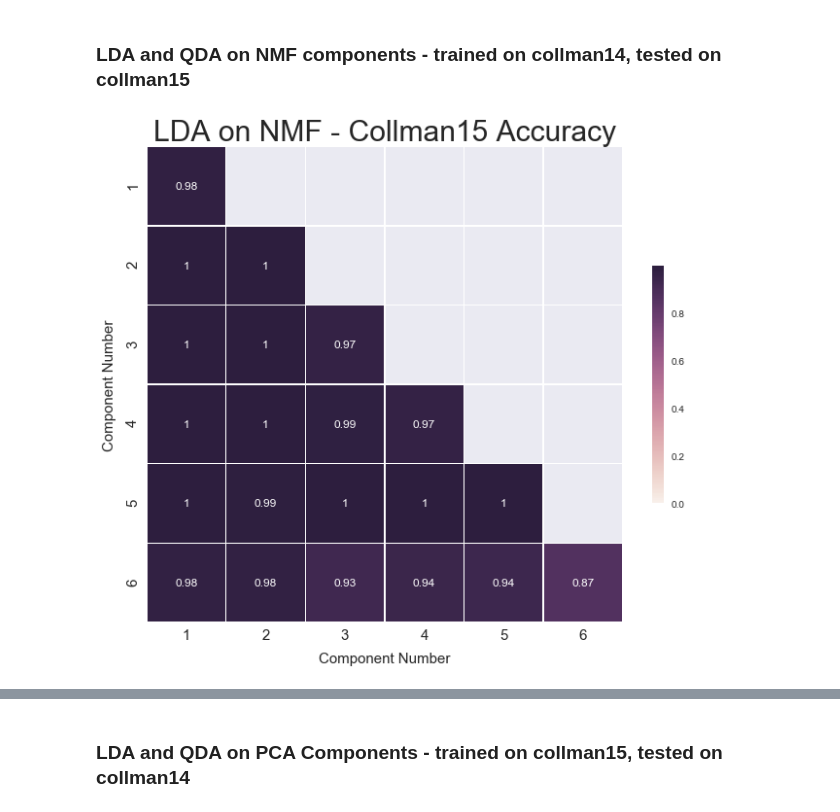
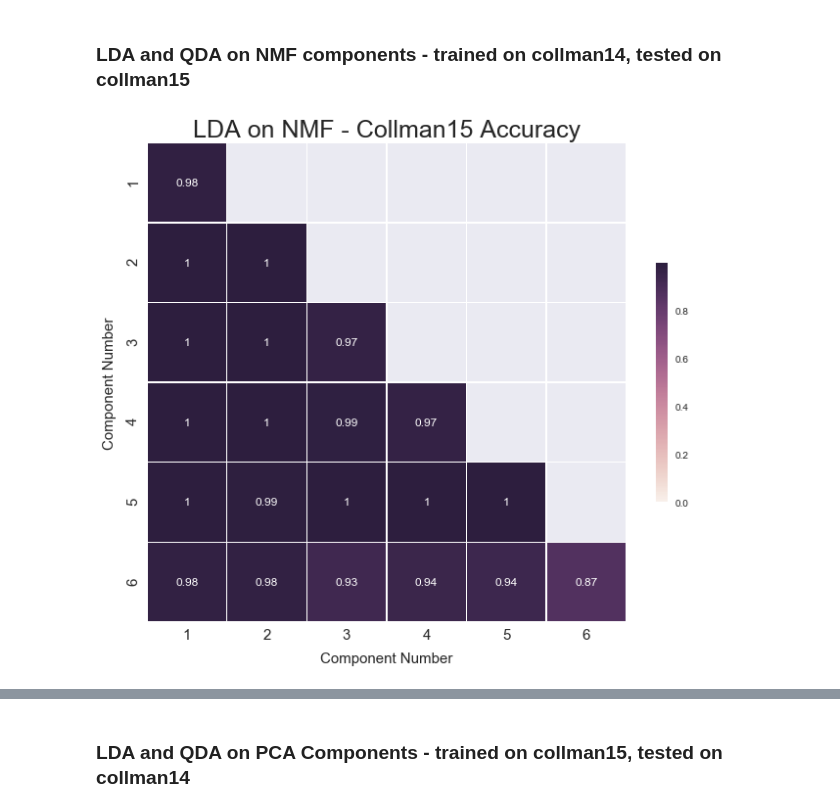
Before and after one commit to zainebrahim/nomads, a Jupyter notebook: source/j1c/exploratory_data_analysis/pca_nmf_classification.ipynb, the cells around one changed output, grey strips where cells are left out. Cells and saved outputs as stored; diff of their text form; code cells hidden in the pictures.

Commit message:
change title font size

```diff
--- a/source/j1c/exploratory_data_analysis/pca_nmf_classification.ipynb
+++ b/source/j1c/exploratory_data_analysis/pca_nmf_classification.ipynb
@@ -373,20 +373,20 @@ lda_out_sample_score_df = pd.DataFrame(lda_out_sample, index=columns_nmf, column
 # %%
 # Set up the matplotlib figure
 f, ax = plt.subplots(figsize=(11, 9))
 
 # Draw the heatmap with the mask and correct aspect ratio
 sns.heatmap(lda_out_sample_score_df, mask=mask, vmin=0, annot=True,
             square=True, linewidths=.5, cbar_kws={"shrink": .5})
 
-ax.set_title('LDA on NMF - Collman15 Accuracy', fontdict={'fontsize': 30})
+ax.set_title('LDA on NMF - Collman15 Accuracy', fontdict={'fontsize': 25})
 ax.set_ylabel('Component Number', fontdict={'fontsize': 15}, labelpad=10)
 ax.set_xlabel('Component Number', fontdict={'fontsize': 15}, labelpad=10)
 ax.set_xticklabels(columns_nmf, fontdict={'fontsize': 15})
 ax.set_yticklabels(columns_nmf[::-1], fontdict={'fontsize': 15})
 
 plt.show()
 # %% [output]
-[figure, old version]
+[figure, new version]
 # %%
 # Set up the matplotlib figure
 f, ax = plt.subplots(figsize=(11, 9))
```
Also changed, not shown: parts of 1 cell of this notebook.
